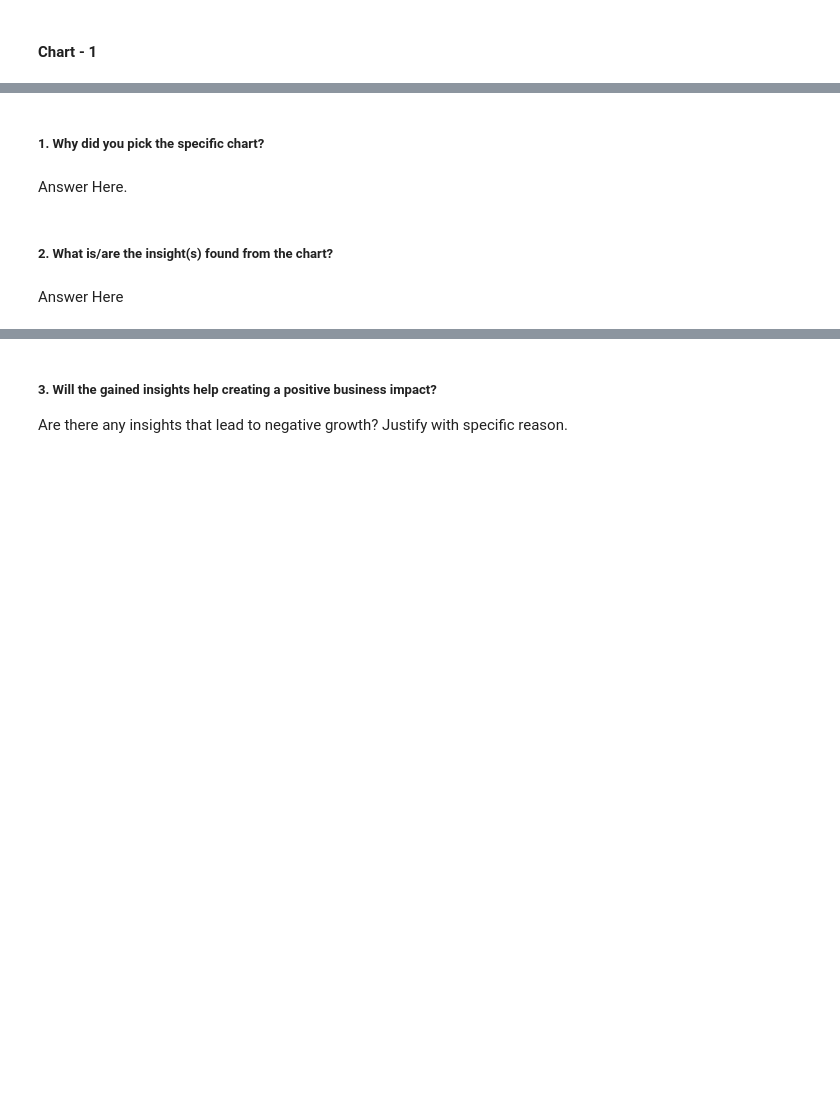
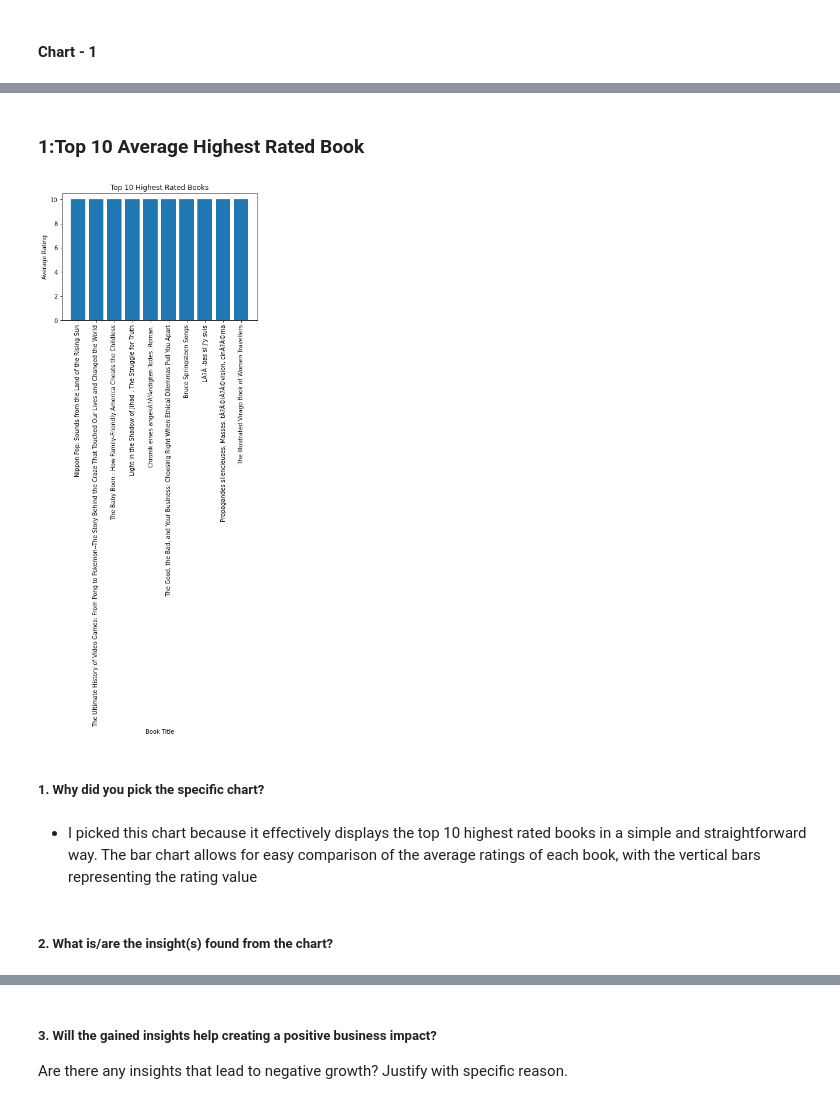
Before and after one commit to SaniyaBubere/book-recommendation-system, a Jupyter notebook: Book_Recommendation_System.ipynb, the cells around one changed output, grey strips where cells are left out. Drawn from its saved outputs; the diff is of its cells as text; code cells hidden in the pictures; blank space fills up the shorter version.

```diff
--- a/Book_Recommendation_System.ipynb
+++ b/Book_Recommendation_System.ipynb
@@ -728,8 +746,21 @@ Answer Here.
+# %% [markdown]
+### 1:Top 10 Average Highest Rated Book
+# %%
+# Sort books by rating in descending order and select top 10
+top_rated_books = Final_df.sort_values("Avg_Rating", ascending=False).head(10)
+
+# Create bar chart
+plt.bar(top_rated_books["Book-Title"], top_rated_books["Avg_Rating"])
+plt.xticks(rotation=90)
+plt.title("Top 10 Highest Rated Books")
+plt.xlabel("Book Title")
+plt.ylabel("Average Rating")
+plt.show()
+# %% [output]
+[figure, added]
 # %% [markdown]
 ##### 1. Why did you pick the specific chart?
-# %% [markdown]
-Answer Here.
+# %% [markdown]
+* I picked this chart because it effectively displays the top 10 highest rated books in a simple and straightforward way. The bar chart allows for easy comparison of the average ratings of each book, with the vertical bars representing the rating value
 # %% [markdown]
 ##### 2. What is/are the insight(s) found from the chart?
-# %% [markdown]
-Answer Here
```
Also changed, not shown: parts of 56 cells of this notebook.
